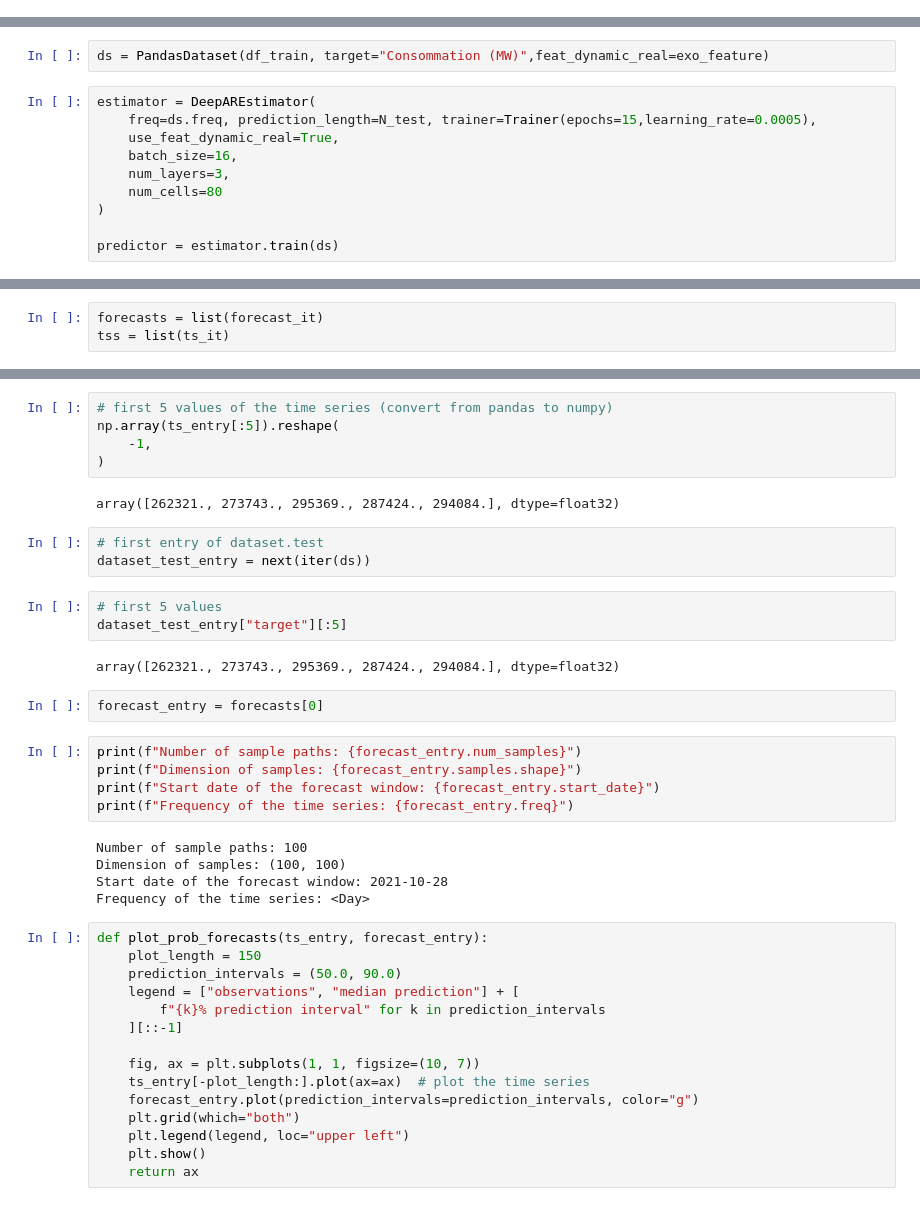
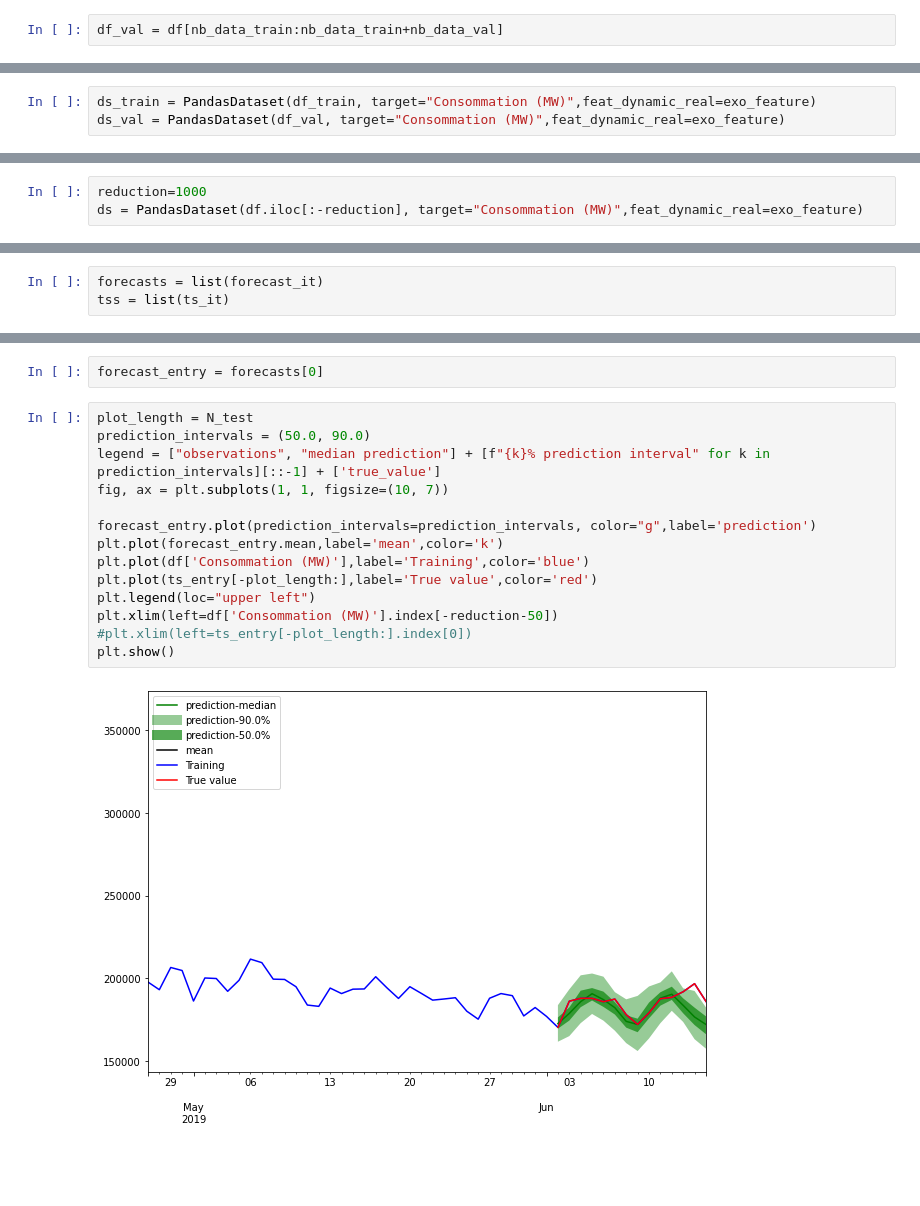
Before and after one commit to LDemange/time_series, a Jupyter notebook: gluont/Deep_AR_gluont.ipynb, the cells around one changed output, grey strips where cells are left out. Saved outputs shown, nothing was run; the diff lists cells and outputs as text; blank space fills up the shorter version.

```diff
--- a/gluont/Deep_AR_gluont.ipynb
+++ b/gluont/Deep_AR_gluont.ipynb
@@ -95,3 +99,5 @@ df_train=df.iloc[:-N_test]
 # %%
 df_test=df.iloc[-N_test:]
+# %%
+df_val = df[nb_data_train:nb_data_train+nb_data_val]
 # %%
@@ -109,3 +139,6 @@ df_train.head()
 #df['Consommation (MW)'].iloc[-N_test:]=0 ###Commenter cette ligne pour preuve du bon fonctionnement
 # %%
 exo_feature = ['T2M','PRECTOTCORR', 'sin_day', 'cos_day']
+# %%
+ds_train = PandasDataset(df_train, target="Consommation (MW)",feat_dynamic_real=exo_feature)
+ds_val = PandasDataset(df_val, target="Consommation (MW)",feat_dynamic_real=exo_feature)
@@ -112,15 +162,6 @@ exo_feature = ['T2M','PRECTOTCORR', 'sin_day', 'cos_day']
 # %%
-ds = PandasDataset(df_train, target="Consommation (MW)",feat_dynamic_real=exo_feature)
+reduction=1000
+ds = PandasDataset(df.iloc[:-reduction], target="Consommation (MW)",feat_dynamic_real=exo_feature)
-# %%
-estimator = DeepAREstimator(
-    freq=ds.freq, prediction_length=N_test, trainer=Trainer(epochs=15,learning_rate=0.0005),
-    use_feat_dynamic_real=True,
-    batch_size=16,
-    num_layers=3,
-    num_cells=80
-)
-
-predictor = estimator.train(ds)
 # %%
 forecast_it, ts_it = make_evaluation_predictions(
     dataset=ds,#dataset.test,  # test dataset
@@ -136,42 +179,18 @@ ts_entry = tss[0]
-# %%
-# first 5 values of the time series (convert from pandas to numpy)
-np.array(ts_entry[:5]).reshape(
-    -1,
-)
-# %% [output]
-array([262321., 273743., 295369., 287424., 294084.], dtype=float32)
-# %%
-# first entry of dataset.test
-dataset_test_entry = next(iter(ds))
-# %%
-# first 5 values
-dataset_test_entry["target"][:5]
-# %% [output]
-array([262321., 273743., 295369., 287424., 294084.], dtype=float32)
 # %%
 forecast_entry = forecasts[0]
-# %%
-print(f"Number of sample paths: {forecast_entry.num_samples}")
-print(f"Dimension of samples: {forecast_entry.samples.shape}")
-print(f"Start date of the forecast window: {forecast_entry.start_date}")
-print(f"Frequency of the time series: {forecast_entry.freq}")
-# %% [output]
-Number of sample paths: 100
-Dimension of samples: (100, 100)
-Start date of the forecast window: 2021-10-28
-Frequency of the time series: <Day>
 # %%
-def plot_prob_forecasts(ts_entry, forecast_entry):
-    plot_length = 150
-    prediction_intervals = (50.0, 90.0)
-    legend = ["observations", "median prediction"] + [
-        f"{k}% prediction interval" for k in prediction_intervals
-    ][::-1]
+plot_length = N_test
+prediction_intervals = (50.0, 90.0)
+legend = ["observations", "median prediction"] + [f"{k}% prediction interval" for k in prediction_intervals][::-1] + ['true_value']
+fig, ax = plt.subplots(1, 1, figsize=(10, 7))
 
-    fig, ax = plt.subplots(1, 1, figsize=(10, 7))
-    ts_entry[-plot_length:].plot(ax=ax)  # plot the time series
-    forecast_entry.plot(prediction_intervals=prediction_intervals, color="g")
-    plt.grid(which="both")
-    plt.legend(legend, loc="upper left")
-    plt.show()
-    return ax
+forecast_entry.plot(prediction_intervals=prediction_intervals, color="g",label='prediction')
+plt.plot(forecast_entry.mean,label='mean',color='k')
+plt.plot(df['Consommation (MW)'],label='Training',color='blue')
+plt.plot(ts_entry[-plot_length:],label='True value',color='red')
+plt.legend(loc="upper left")
+plt.xlim(left=df['Consommation (MW)'].index[-reduction-50])
+#plt.xlim(left=ts_entry[-plot_length:].index[0])
+plt.show()
+# %% [output]
+[figure, added]
```
Also changed, not shown: parts of 23 cells of this notebook.
